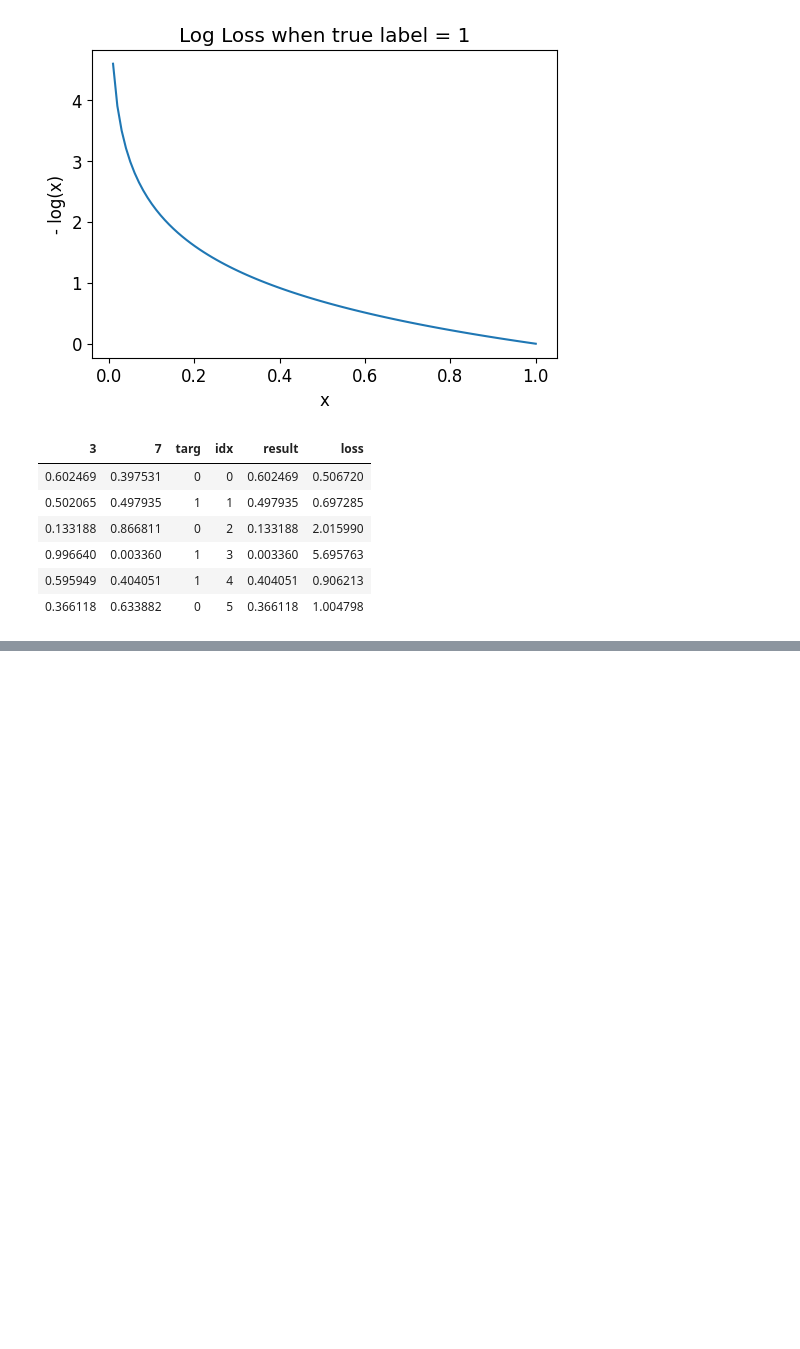
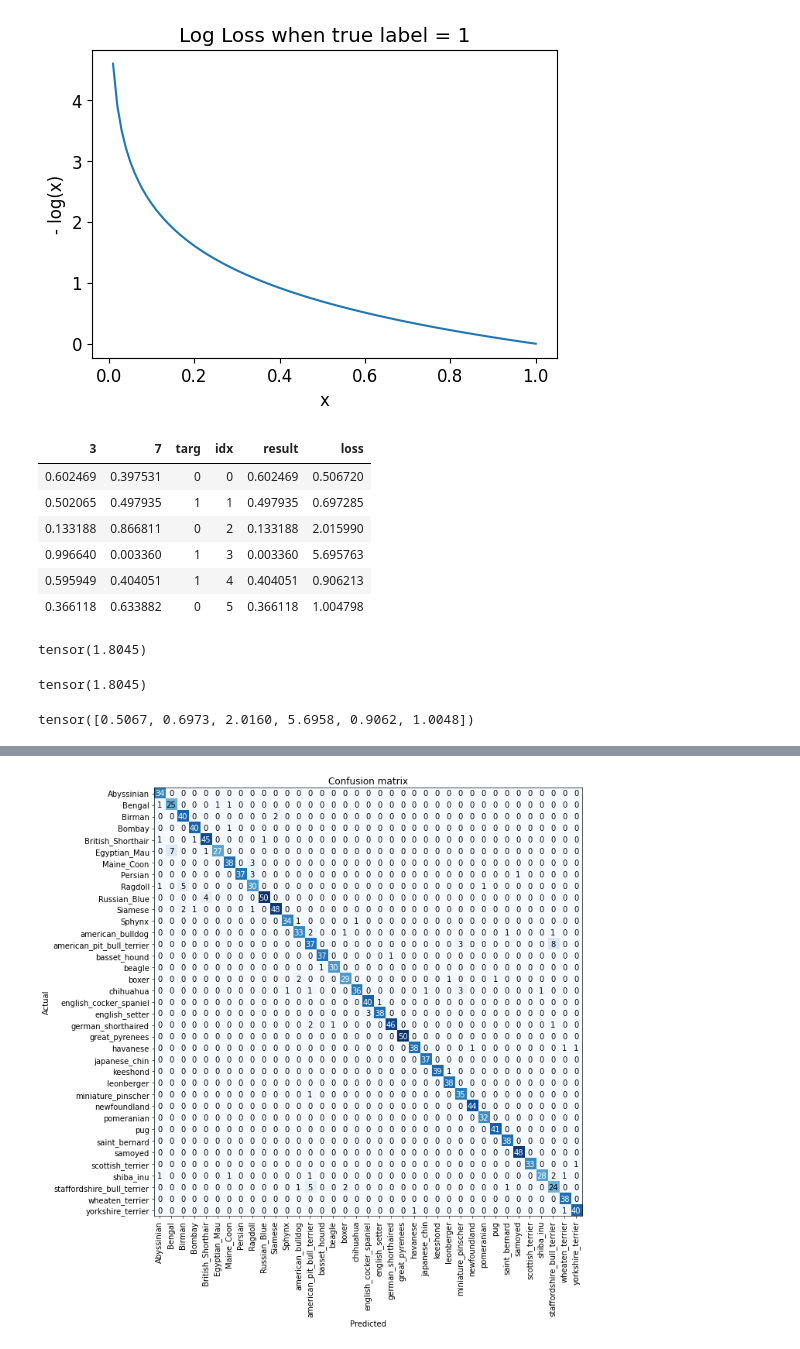
Before and after one commit to atozncoder/ai, a Jupyter notebook: BookChapter5.ipynb, the cells around one changed output, grey strips where cells are left out. Saved outputs shown, nothing was run; the diff lists cells and outputs as text; code cells hidden in the pictures; blank space fills up the shorter version.

```diff
--- a/BookChapter5.ipynb
+++ b/BookChapter5.ipynb
@@ -245,0 +248,16 @@ display(HTML(html))
+# %%
+loss_func(acts, targ)
+# %% [output]
+tensor(1.8045)
+# %%
+F.cross_entropy(acts, targ)
+# %% [output]
+tensor(1.8045)
+# %%
+nn.CrossEntropyLoss(reduction='none')(acts, targ)
+# %% [output]
+tensor([0.5067, 0.6973, 2.0160, 5.6958, 0.9062, 1.0048])
+# %%
+interp = ClassificationInterpretation.from_learner(learn)
+interp.plot_confusion_matrix(figsize=(12,12), dpi=60)
+# %% [output]
@@ -245,0 +266 @@ display(HTML(html))
+[figure, added]
```
Also changed, not shown: parts of 2 cells of this notebook.
